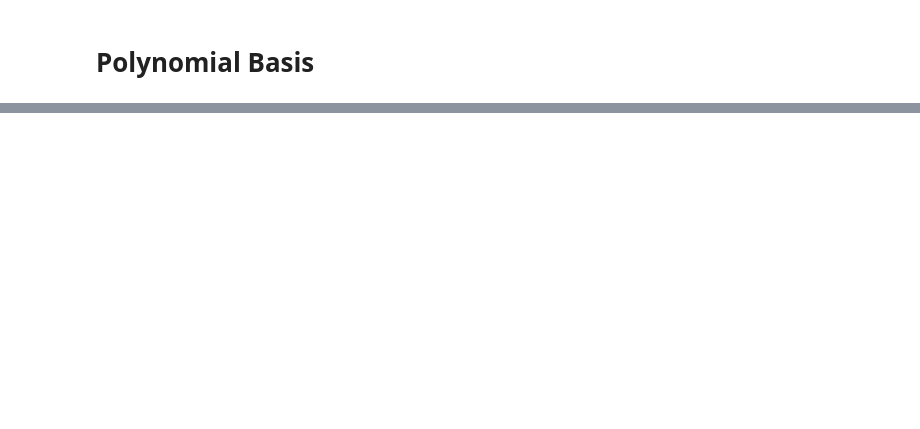
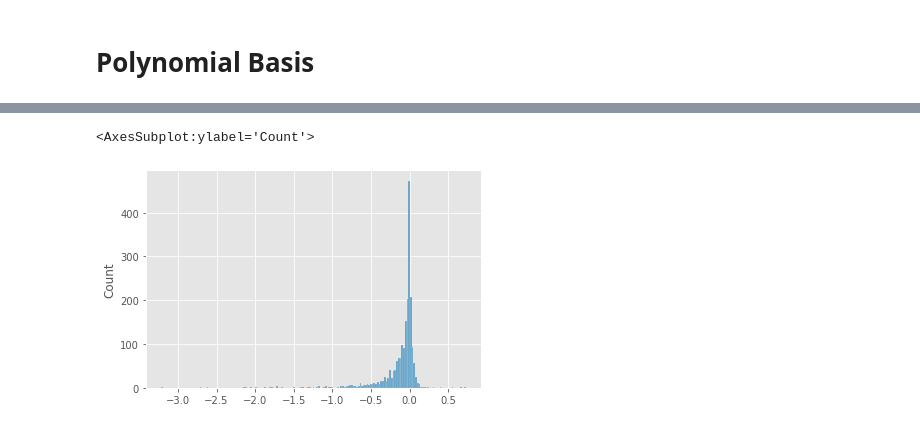
Before and after one commit to chrischia06/neural-network-derivative-pricing, a Jupyter notebook: examples/BlackScholesCalls.ipynb, the cells around one changed output, grey strips where cells are left out. Cells and saved outputs as stored; diff of their text form; code cells hidden in the pictures; blank space fills up the shorter version.

```diff
--- a/examples/BlackScholesCalls.ipynb
+++ b/examples/BlackScholesCalls.ipynb
@@ -233,0 +299,16 @@ sns.scatterplot(x = Xs[:, f_to_i("log(S/K)")],
+# %%
+preds = model.predict(Xs).reshape(-1)
+X_tensor = tf.Variable(Xs)
+with tf.GradientTape() as tape:
+    output = model(X_tensor)
+    grads = tape.gradient(output, X_tensor)
+
+delta = grads[:,0].numpy().reshape((-1, 32))
+St = X_df['log(S/K)'].values.reshape((2048, -1))
+payoff = X_df.groupby('path')['call_payoff'].mean().values
+hedge_pnl = preds[::32] + np.sum(delta[:, :-1] * np.diff(St, axis = 1), axis = 1) - payoff
+
+sns.histplot(hedge_pnl)
+# %% [output]
+<AxesSubplot:ylabel='Count'>
+[figure, added]
```
Also changed, not shown: parts of 13 cells of this notebook, 25 other files.
